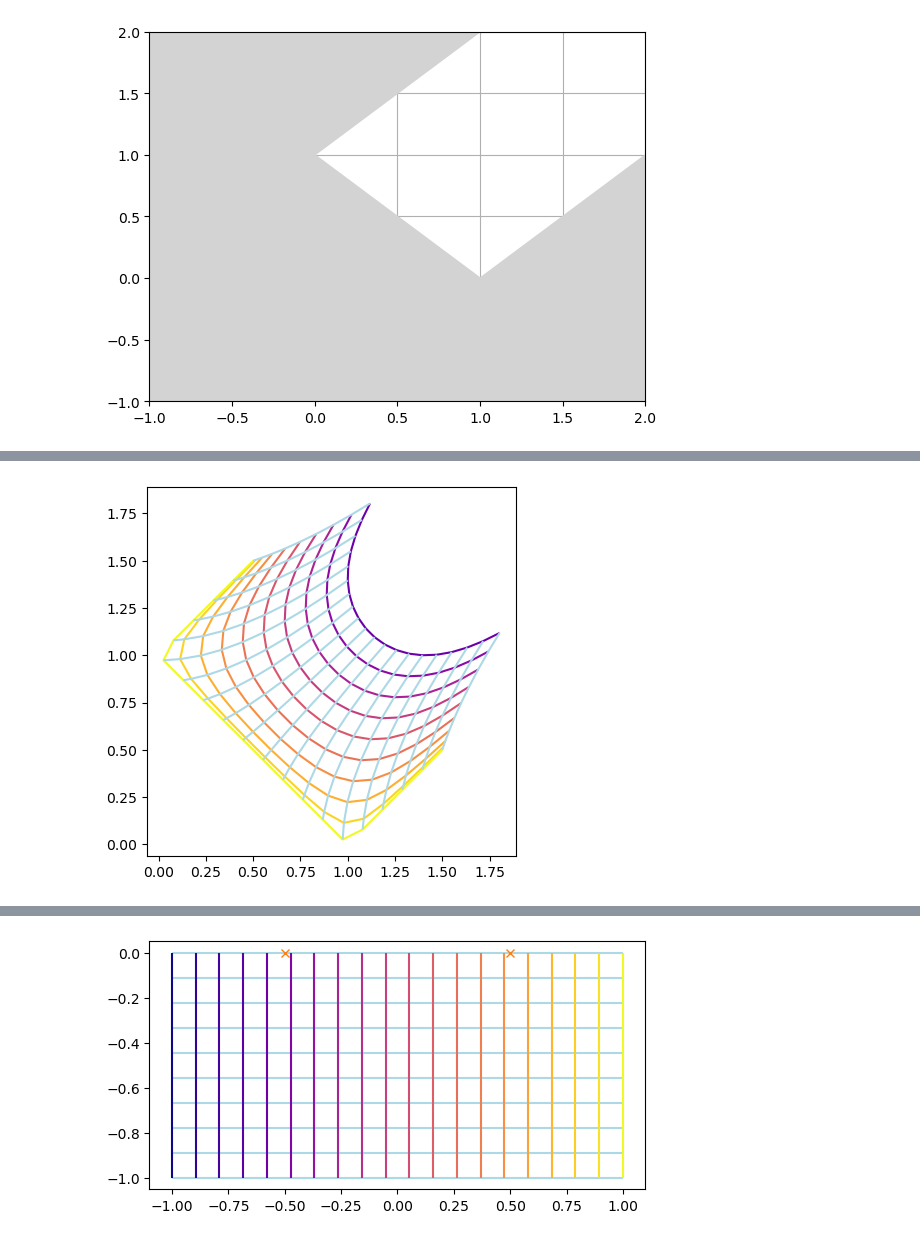
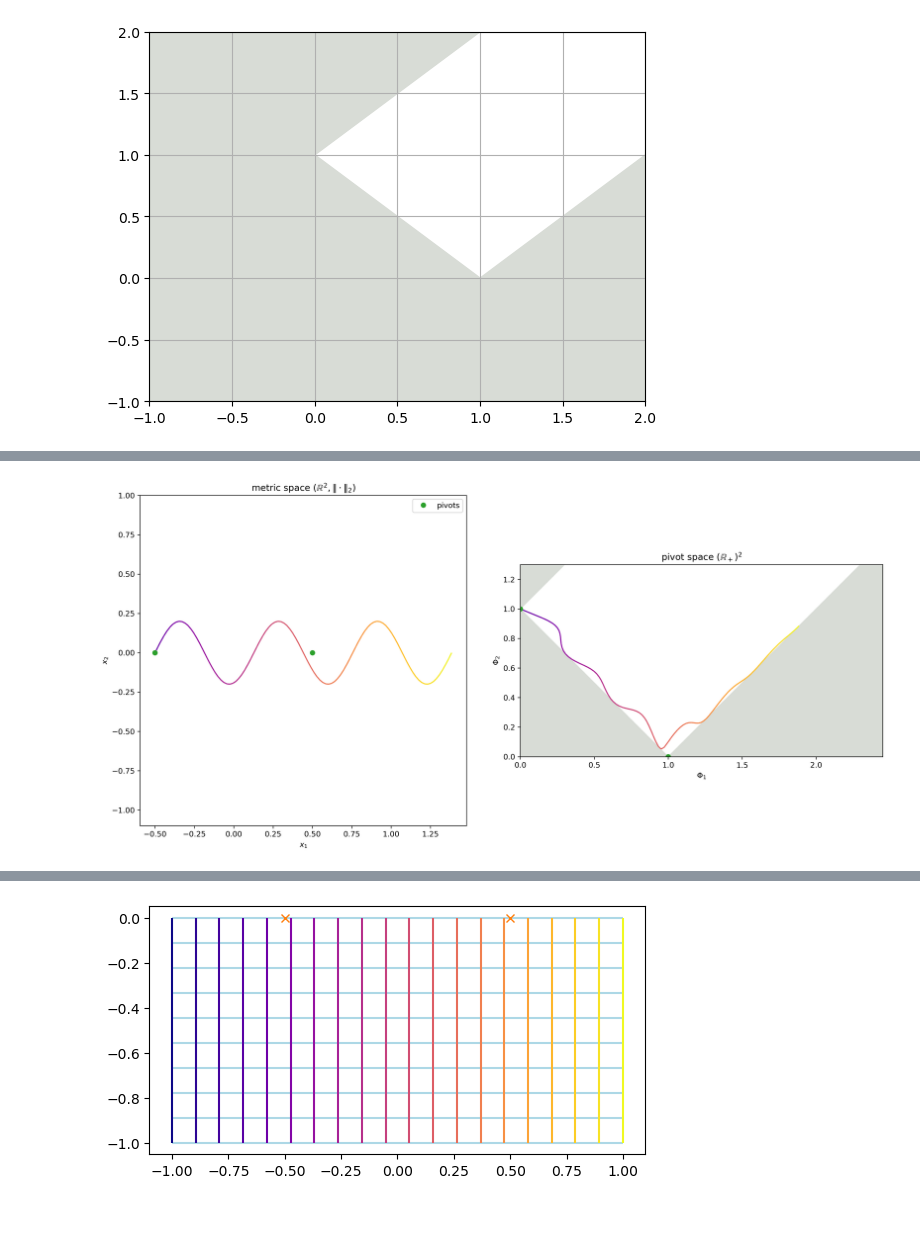
Before and after one commit to DimensionalScoop/metric_spaces, a Jupyter notebook: exploration/pivot_transform.ipynb, the cells around one changed output, grey strips where cells are left out. Saved outputs shown, nothing was run; the diff lists cells and outputs as text; code cells hidden in the pictures.

```diff
--- a/exploration/pivot_transform.ipynb
+++ b/exploration/pivot_transform.ipynb
@@ -147,18 +152,24 @@ points = np.unique(points, axis=1)
 # %%
-def mask_forbidden(pivots):
+def mask_forbidden(pivots, ax=None):
     """Plot a gray area where the pivot space is inaccessible.
 
     This region does not have an preimage, as can easily be seen
     by using the triangle inequality, with both pivots being two
     points of the triangle.
     """
+    if ax is None:
+        ax=plt.gca()
+
     def mask(*args, **kwargs):
-        return plt.fill_between(*args,**kwargs,color="lightgrey", zorder=2)
+        return ax.fill_between(*args,**kwargs,color="xkcd:light grey",)
 
     p_1, p_2 = points_to_pivot_space(pivots, pivots)
     b = p_2[0]
     m = -1
     inacc_below = lambda x: m*x+b
+
+    # we don't want to influence the existing limits
+    xlim, ylim = ax.get_xlim(), ax.get_ylim()
 
     x = np.linspace(-10,10)
     y = inacc_below(x)
@@ -173,6 +184,8 @@ def mask_forbidden(pivots):
     y = inacc_below(x)
     mask(x, y-100, y)
 
+    ax.set_xlim(xlim)
+    ax.set_ylim(ylim)
 
 
 mask_forbidden(pivots)
@@ -335,3 +425,49 @@ plt.show()
 # %%
+x = np.linspace(0, np.pi * 6, 100)
+points = np.array([x/10-0.5,np.sin(x)/5]).T
+p_t = piv.transform_points(points)
+
+def plot_colored_line(points, cmap=None):
+    if cmap is None:
+        cmap = mpl.colormaps['plasma']
+    colors = cmap(np.linspace(0.2,1, len(points)))
+    points = points.reshape(-1, 1, 2)
+    segments = np.concatenate([points[:-1], points[1:]], axis=1)
+    #plt.plot(*points.T, color=colors)
+    lc = LineCollection(segments, color=colors)
+    plt.gca().add_collection(lc)
+
+plt.figure(figsize=(15,7), dpi=300)
+plt.subplot(1,2,1)
+plt.title(r"metric space $(\mathbb{R}^2, "+piv.metric.name+")$")
+plt.xlabel("$x_1$")
+plt.ylabel("$x_2$")
+
+plot_colored_line(points)
+
+plt.plot(*pivots.T, "o", color="C2", label="pivots");
+
+
+plt.ylim(-1.1,1)
+plt.legend()
+plt.gca().set_aspect('equal')
+
+plt.subplot(1,2,2)
+plt.title("pivot space $(\mathbb{R}_+)^2$")
+plt.xlabel("$\Phi_1$")
+plt.ylabel("$\Phi_2$")
+
+plot_colored_line(p_t)
+mask_forbidden(pivots)
+plt.plot(*piv.transform_points(pivots), "o", color="C2", label="pivots");
+
+plt.xlim(0, 1.3*max(p_t[:,0]))
+plt.ylim(0, 1.3*max(p_t[:,1]))
+
+plt.gca().set_aspect('equal')
+
+plt.tight_layout()
+plt.savefig("/fig/r_2_sin_1.svg")
+plt.show()
 # %% [output]
-[figure, old version]
+[figure, new version]
```
Also changed, not shown: parts of 15 cells of this notebook.
